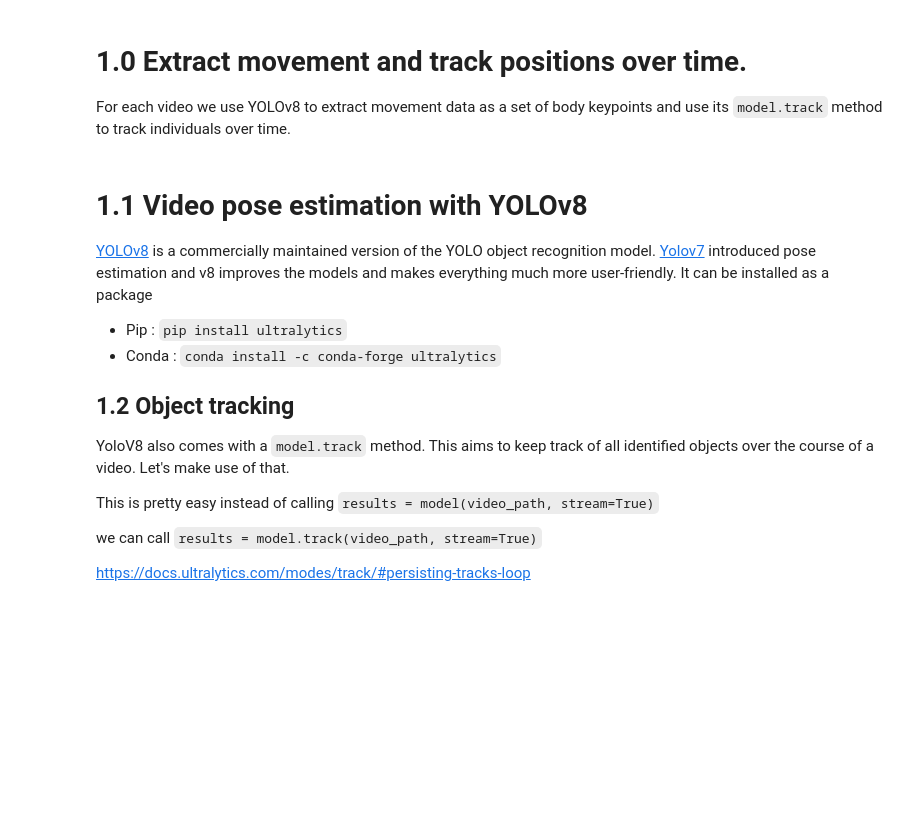
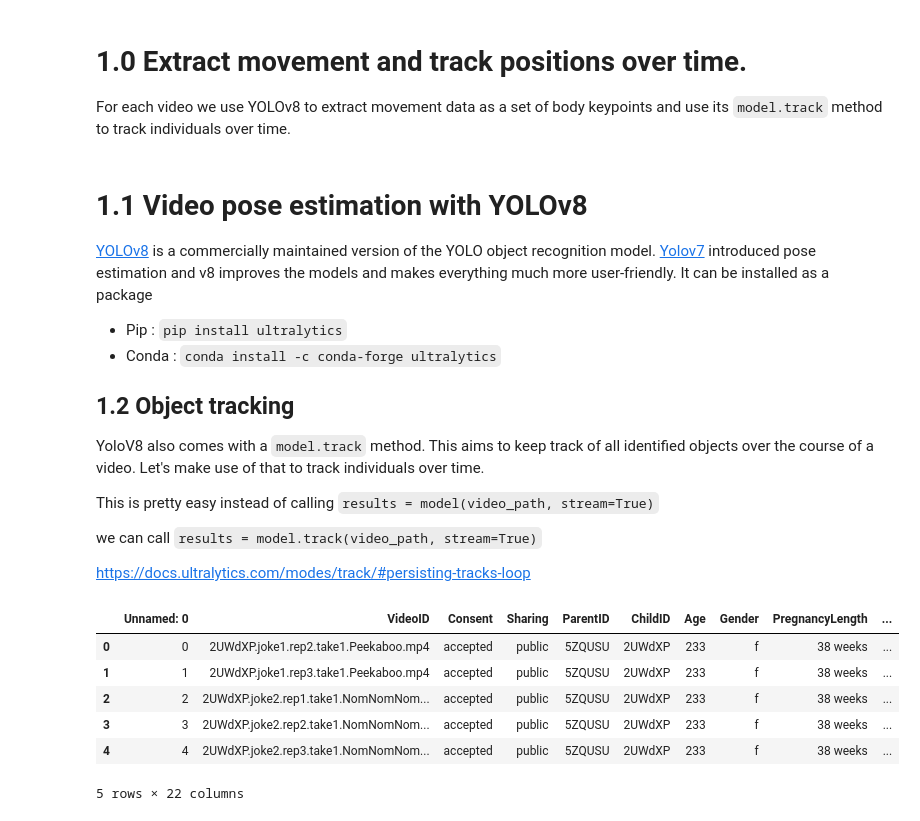
Before and after one commit to InfantLab/VideoAnnotator, a Jupyter notebook: code/01_ca_extract_movement_and_audio.ipynb, the cells around one changed output. Drawn from its saved outputs; the diff is of its cells as text; code cells hidden in the pictures; blank space fills up the shorter version.

```diff
--- a/code/01_ca_extract_movement_and_audio.ipynb
+++ b/code/01_ca_extract_movement_and_audio.ipynb
@@ -12,7 +12,7 @@ For each video we use YOLOv8 to extract movement data as a set of body keypoints
 
 ## 1.2 Object tracking
 
-YoloV8 also comes with a `model.track` method. This aims to keep track of all identified objects over the course of a video. Let's make use of that.
+YoloV8 also comes with a `model.track` method. This aims to keep track of all identified objects over the course of a video. Let's make use of that to track individuals over time.
 
 This is pretty easy instead of calling
 `results = model(video_path, stream=True)`
@@ -36,17 +36,19 @@ import utils
 # %%
 videos_in = r"..\LookitLaughter.test"
 metadata_file = "_LookitLaughter.xlsx"
 data_out = r"..\data\1_interim"
 
-#a couple of files for testing
-VIDEO_FILE  = os.path.join(videos_in, "2UWdXP.joke1.rep2.take1.Peekaboo.mp4")
-VIDEO_FILE2 = os.path.join(videos_in, "2UWdXP.joke2.rep1.take1.NomNomNom.mp4")
-
-testset = [VIDEO_FILE, VIDEO_FILE2]
-
 #get metadata from excel file
 metadata = pd.read_excel(os.path.join(videos_in, metadata_file))
 metadata.head()
+# %% [output]
+|  | Unnamed: 0 | VideoID | Consent | Sharing | ParentID | ChildID | Age | Gender | PregnancyLength | ... |
+| 0 | 0 | 2UWdXP.joke1.rep2.take1.Peekaboo.mp4 | accepted | public | 5ZQUSU | 2UWdXP | 233 | f | 38 weeks | ... |
+| 1 | 1 | 2UWdXP.joke1.rep3.take1.Peekaboo.mp4 | accepted | public | 5ZQUSU | 2UWdXP | 233 | f | 38 weeks | ... |
+| 2 | 2 | 2UWdXP.joke2.rep1.take1.NomNomNom... | accepted | public | 5ZQUSU | 2UWdXP | 233 | f | 38 weeks | ... |
+| 3 | 3 | 2UWdXP.joke2.rep2.take1.NomNomNom... | accepted | public | 5ZQUSU | 2UWdXP | 233 | f | 38 weeks | ... |
+| 4 | 4 | 2UWdXP.joke2.rep3.take1.NomNomNom... | accepted | public | 5ZQUSU | 2UWdXP | 233 | f | 38 weeks | ... |
+5 rows × 22 columns
 # %%
 #get yolo model with pose estimation
 model = YOLO('yolov8n-pose.pt')
```
Also changed, not shown: parts of 4 cells of this notebook, 20 other files.
